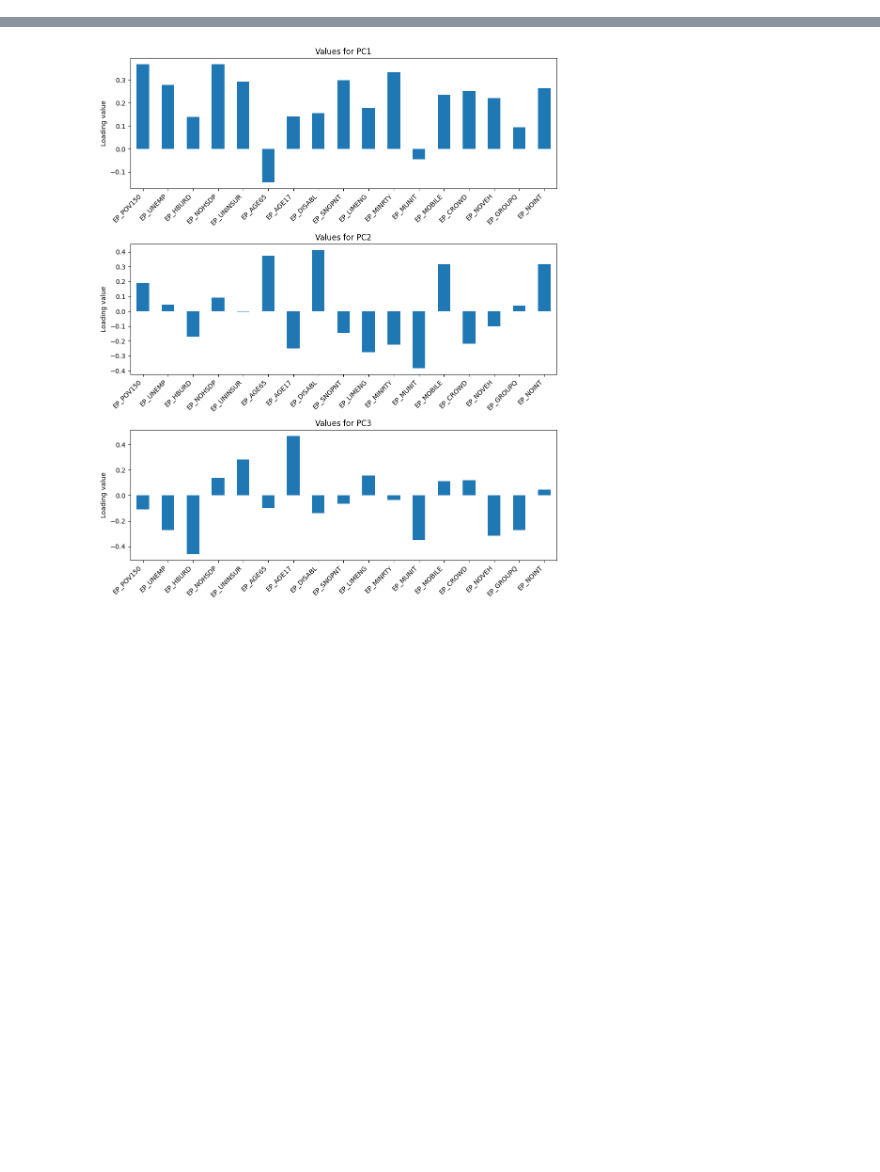
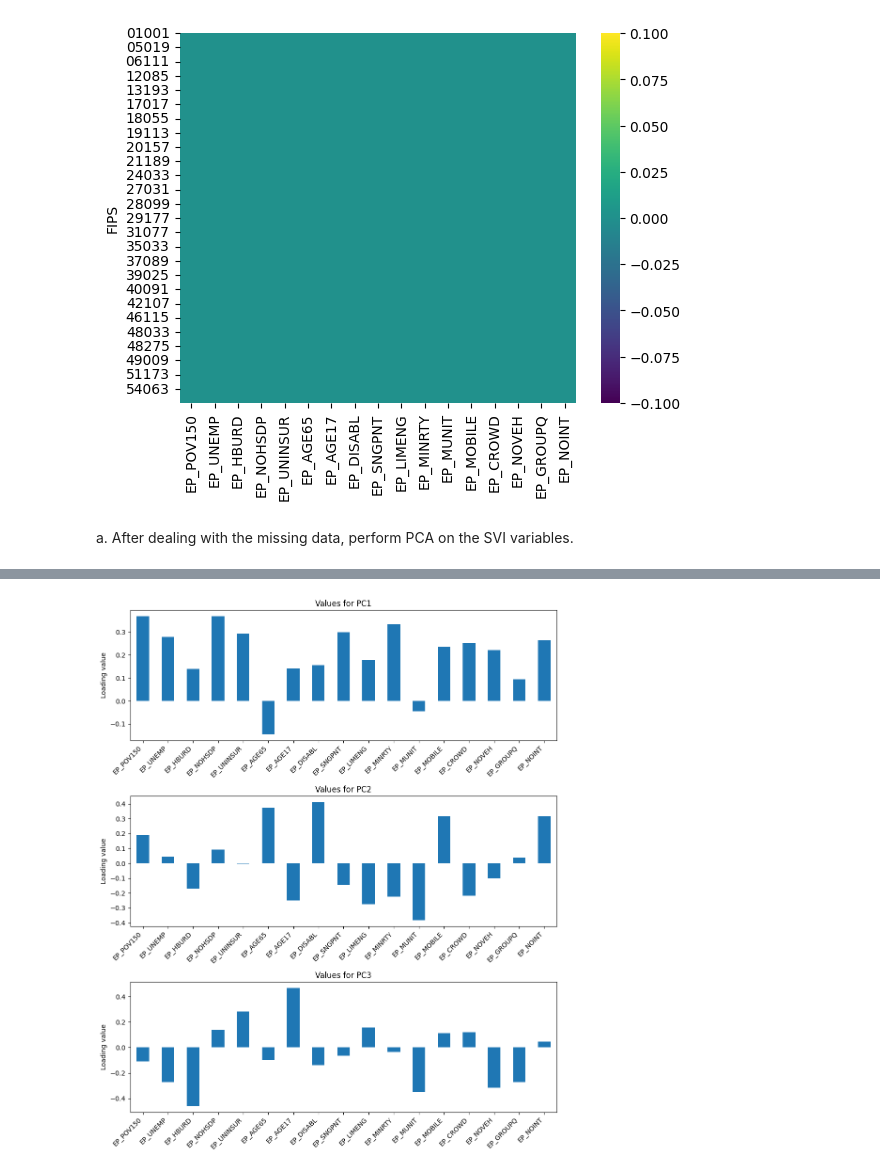
Before and after one commit to CassidyKainalu/Machine_Learning_2025, a Jupyter notebook: homework/HW_03.ipynb, the cells around one changed output, grey strips where cells are left out. Cells and saved outputs as stored; diff of their text form; code cells hidden in the pictures; blank space fills up the shorter version.

```diff
--- a/homework/HW_03.ipynb
+++ b/homework/HW_03.ipynb
@@ -14 +44,10 @@ SVI_data = SVI_data0[["EP_POV150","EP_UNEMP","EP_HBURD","EP_NOHSDP","EP_UNINSUR"
+# %%
+merged_data = merged_data.dropna()
+missing_new = merged_data.isna().astype(int)
+sns.heatmap(missing_new, cmap="viridis")
+plt.show()
+# %% [output]
+[figure, added]
+# %% [markdown]
+a. After dealing with the missing data, perform PCA on the SVI variables.
 # %%
```
Also changed, not shown: parts of 18 cells of this notebook, 3 other files.
